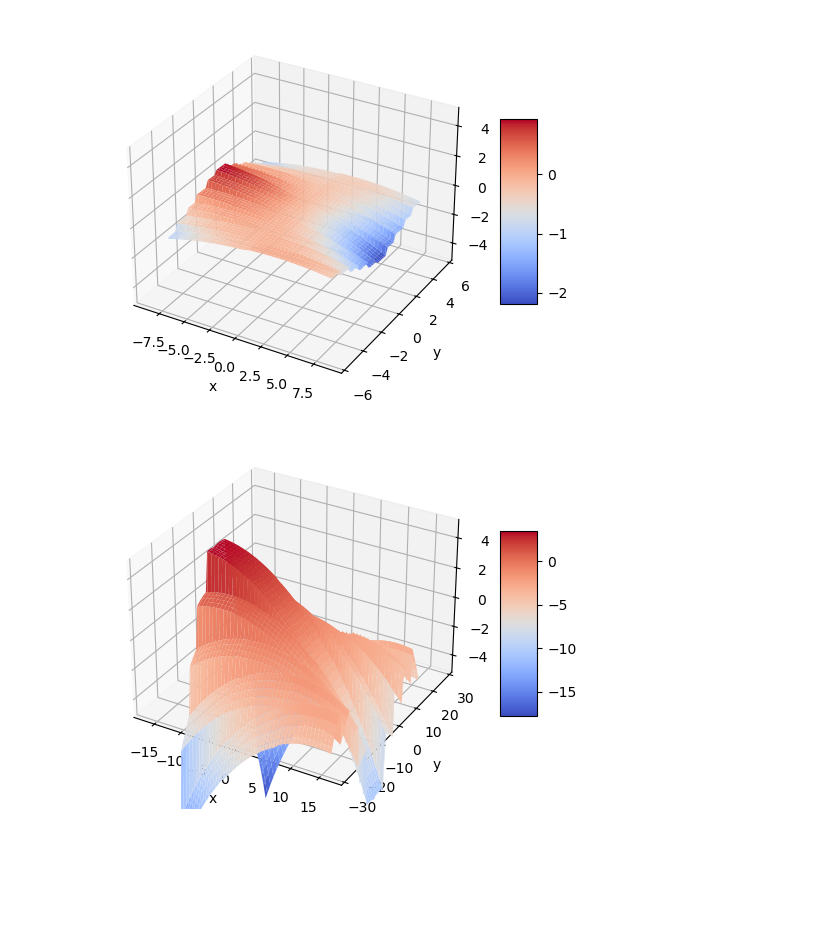
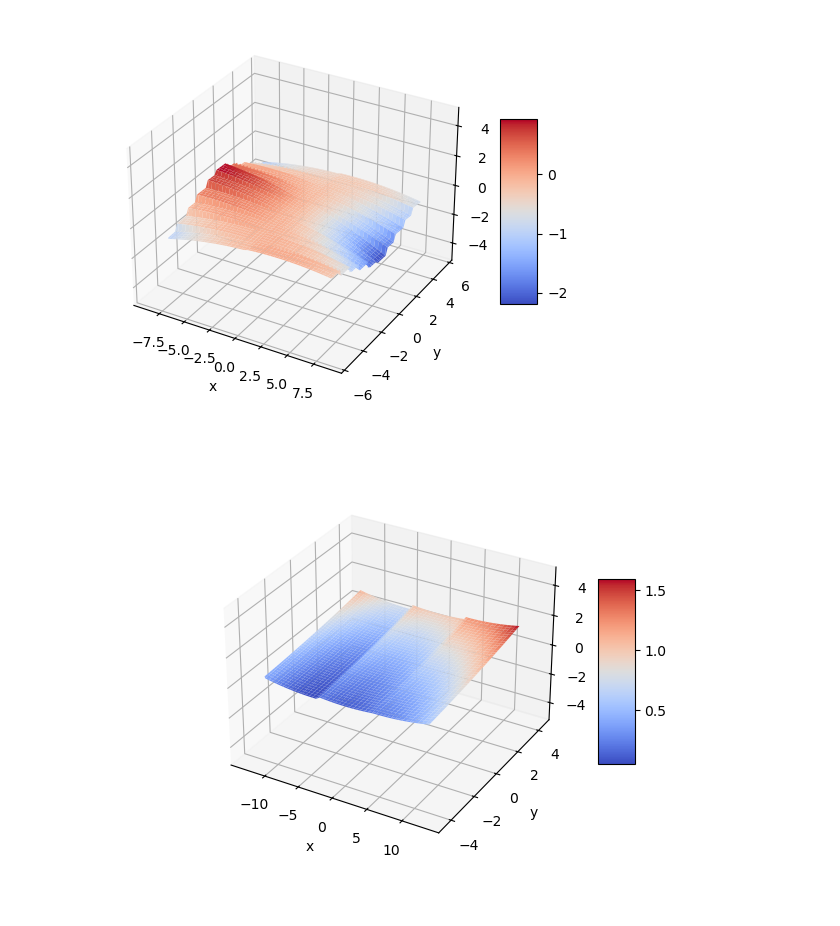
Before and after one commit to ellenle3/ifugen, a Jupyter notebook: python/surface_generator.ipynb, the cells around one changed output. Saved outputs shown, nothing was run; the diff lists cells and outputs as text; code cells hidden in the pictures; blank space fills up the shorter version.

```diff
--- a/python/surface_generator.ipynb
+++ b/python/surface_generator.ipynb
@@ -403,41 +403,41 @@ plt.show()
 # %% [output]
 [figure]
 # %%
-custom_slice_params = load_slice_params_file(0)
+custom_slice_params = load_slice_params_file(1)
 p = make_image_slicer_params_from_custom(custom_slice_params)
 # %%
 xsize, ysize = get_slicer_size(p)
 
-N = 100
+N = 500
 
 #Nx = n_cols * 8
 #Ny = n_rows * n_each * 8
 x = np.linspace(-1.1*xsize/2,1.1*xsize/2,N)
 y = np.linspace(-1.1*ysize/2,1.1*ysize/2,N)
 
 Z = np.zeros((N,N))
 for i,x1 in enumerate(x):
     for j,y1 in enumerate(y):
         Z[j,i]=make_image_slicer(x1, y1, p, custom_slice_params)
         #Z[i,j]=make_image_slicer2(x1, y1, n_each, dalpha, dbeta, alpha_cen, beta_cen, dx, dy, rx, ry, kx, ky)
 
 
 X, Y = np.meshgrid(x, y)
 #Z2 = make_slice(X, Y, rx, ry, kx, ky, 0, 0)
 
 #zmin, zmax = find_global_extrema_slicer(p, sag_func, critical_xy_func)
 
 fig, ax = plt.subplots(subplot_kw={"projection": "3d"})
 surf = ax.plot_surface(X, Y, Z, cmap=cm.coolwarm)
 #ax.plot_surface(X,Y,np.ones((N,N))*zmin, alpha=0.3)
 #ax.plot_surface(X,Y,np.ones((N,N))*zmax, alpha=0.3)
 #surf = ax.plot_surface(X, Y, Z2, cmap=cm.viridis)
 #ax.zaxis.set_major_formatter('{x:.02f}')
 #ax.view_init(azim=90, elev=0)
 ax.set_xlabel("x")
 ax.set_ylabel("y")
 ax.set_zlim(-5, 5)
 fig.colorbar(surf, shrink=0.5, aspect=5)
 plt.show()
 # %% [output]
-[figure, old version]
+[figure, new version]
```
Also changed, not shown: 17 other files.
